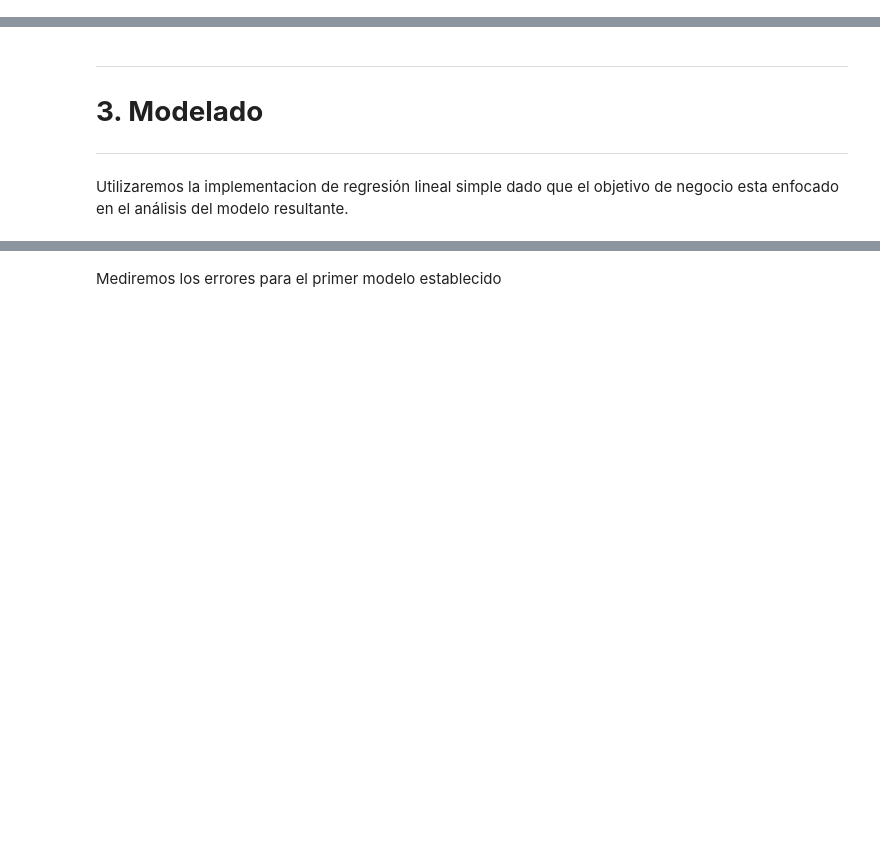
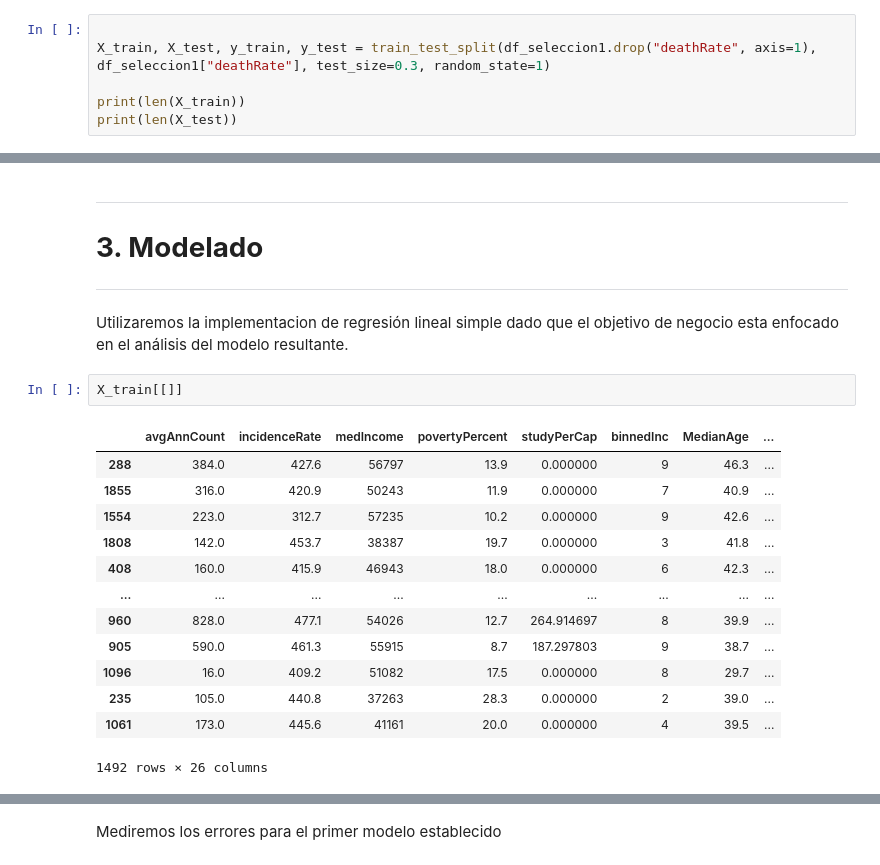
Before and after one commit to ISIS3301-Business-Intelligence/Laboratorio_2, a Jupyter notebook: Laboratorio2.ipynb, the cells around one changed output, grey strips where cells are left out. Cells and saved outputs as stored; diff of their text form; blank space fills up the shorter version.

```diff
--- a/Laboratorio2.ipynb
+++ b/Laboratorio2.ipynb
@@ -310,0 +307,6 @@ X_test= test.drop(nonecesarias, axis=1)
+# %%
+
+X_train, X_test, y_train, y_test = train_test_split(df_seleccion1.drop("deathRate", axis=1), df_seleccion1["deathRate"], test_size=0.3, random_state=1)
+
+print(len(X_train))
+print(len(X_test))
@@ -314,5 +319,21 @@ X_test= test.drop(nonecesarias, axis=1)
 --------------------------------
 # %% [markdown]
 Utilizaremos la implementacion de regresión lineal simple dado que el objetivo de negocio esta enfocado en el análisis del modelo resultante.
+# %%
+X_train[[]]
+# %% [output]
+|  | avgAnnCount | incidenceRate | medIncome | povertyPercent | studyPerCap | binnedInc | MedianAge | ... |
+| 288 | 384.0 | 427.6 | 56797 | 13.9 | 0.000000 | 9 | 46.3 | ... |
+| 1855 | 316.0 | 420.9 | 50243 | 11.9 | 0.000000 | 7 | 40.9 | ... |
+| 1554 | 223.0 | 312.7 | 57235 | 10.2 | 0.000000 | 9 | 42.6 | ... |
+| 1808 | 142.0 | 453.7 | 38387 | 19.7 | 0.000000 | 3 | 41.8 | ... |
+| 408 | 160.0 | 415.9 | 46943 | 18.0 | 0.000000 | 6 | 42.3 | ... |
+| ... | ... | ... | ... | ... | ... | ... | ... | ... |
+| 960 | 828.0 | 477.1 | 54026 | 12.7 | 264.914697 | 8 | 39.9 | ... |
+| 905 | 590.0 | 461.3 | 55915 | 8.7 | 187.297803 | 9 | 38.7 | ... |
+| 1096 | 16.0 | 409.2 | 51082 | 17.5 | 0.000000 | 8 | 29.7 | ... |
+| 235 | 105.0 | 440.8 | 37263 | 28.3 | 0.000000 | 2 | 39.0 | ... |
+| 1061 | 173.0 | 445.6 | 41161 | 20.0 | 0.000000 | 4 | 39.5 | ... |
+1492 rows × 26 columns
 # %%
 regression = LinearRegression()
```
Also changed, not shown: parts of 15 cells of this notebook.
